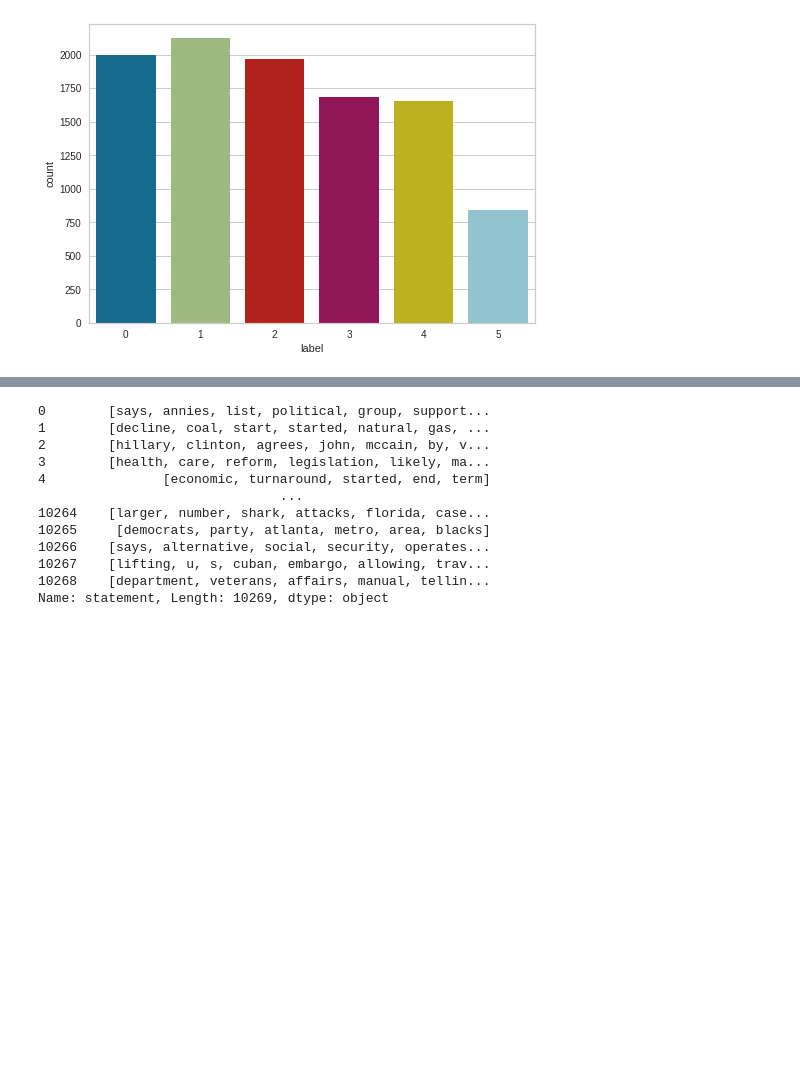
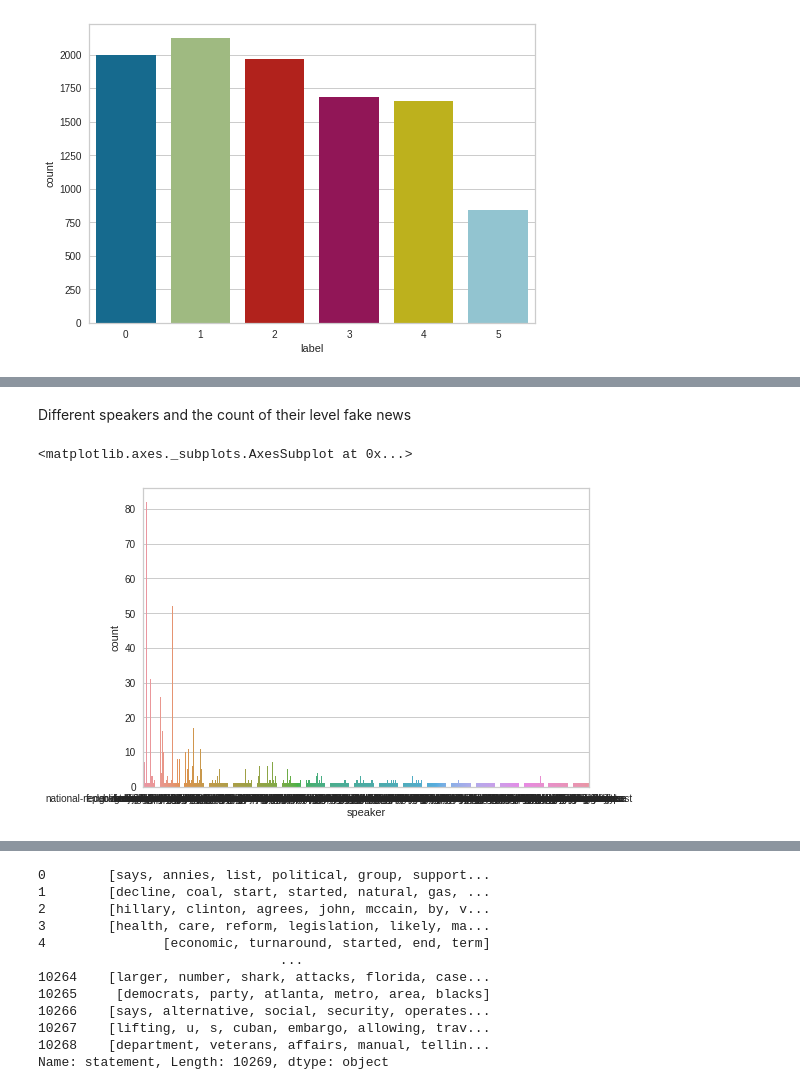
Before and after one commit to Ashwin1234/CS-521-Project, a Jupyter notebook: CS521Project.ipynb, the cells around one changed output, grey strips where cells are left out. Saved outputs shown, nothing was run; the diff lists cells and outputs as text; code cells hidden in the pictures; blank space fills up the shorter version.

```diff
--- a/CS521Project.ipynb
+++ b/CS521Project.ipynb
@@ -142,0 +163,7 @@ KeyboardInterrupt: ignored
+# %% [markdown]
+Different speakers and the count of their level fake news
+# %%
+sns.countplot(x = dataset_train_pants['speaker'], data = dataset_train_pants)
+# %% [output]
+<matplotlib.axes._subplots.AxesSubplot at 0x...>
+[figure, added]
```
Also changed, not shown: parts of 57 cells of this notebook.
